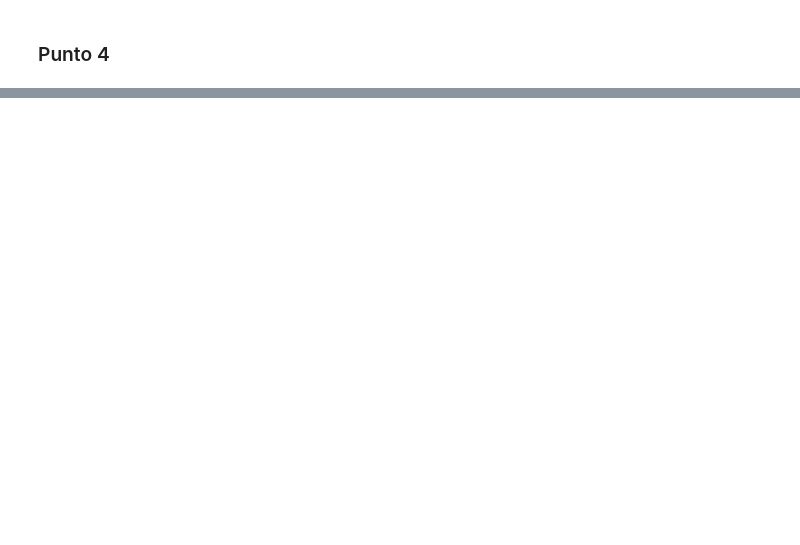
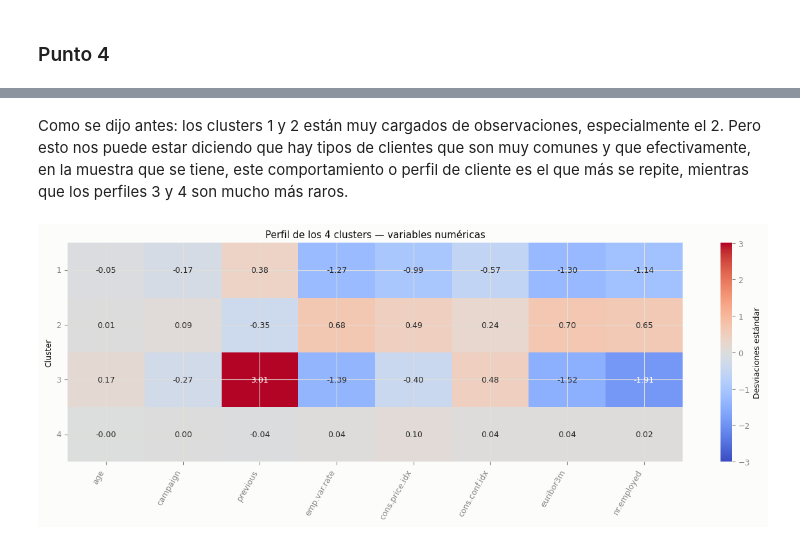
Before and after one commit to antobeni07/Taller_No-Supervisado, a Jupyter notebook: 02_No_Supervisado.ipynb, the cells around one changed output, grey strips where cells are left out. Cells and saved outputs as stored; diff of their text form; code cells hidden in the pictures; blank space fills up the shorter version.

```diff
--- a/02_No_Supervisado.ipynb
+++ b/02_No_Supervisado.ipynb
@@ -690,2 +748,14 @@ Inercia total (K=1): 1402156.93
 # %% [markdown]
 ### Punto 4
+# %%
+modelo_kmeans = KMeans(n_clusters=k_elegido, random_state=42, n_init=10)
+etiquetas = modelo_kmeans.fit_predict(df_modelo)
+
+perfil = df.copy()
+perfil["Cluster"] = etiquetas + 1          # 1..K en vez de 0..K-1
+
+tam = perfil["Cluster"].value_counts().sort_index()
+display(pd.DataFrame({
+    "Observaciones": tam,
+    "Porcentaje (%)": (tam / len(perfil) * 100).round(2),
+}))
@@ -691,0 +769,22 @@ Inercia total (K=1): 1402156.93
+# %% [markdown]
+Como se dijo antes: los clusters 1 y 2 están muy cargados de observaciones, especialmente el 2. Pero esto nos puede estar diciendo que hay tipos de clientes que son muy comunes y que efectivamente, en la muestra que se tiene, este comportamiento o perfil de cliente es el que más se repite, mientras que los perfiles 3 y 4 son mucho más raros.
+# %%
+perfil_z = (
+    pd.DataFrame(StandardScaler().fit_transform(perfil[num_cols]),
+                 columns=num_cols, index=perfil.index)
+    .assign(Cluster=perfil["Cluster"])
+    .groupby("Cluster").mean()
+)
+
+fig, ax = plt.subplots(figsize=(min(14, 1.2 * len(num_cols) + 3), 0.7 * k_elegido + 2))
+lim = float(perfil_z.abs().max().max())
+sns.heatmap(perfil_z, annot=True, fmt=".2f", cmap="coolwarm",
+            center=0, vmin=-lim, vmax=lim, ax=ax,
+            cbar_kws={"label": "Desviaciones estándar"})
+ax.set_title(f"Perfil de los {k_elegido} clusters — variables numéricas")
+plt.xticks(rotation=60, ha="right")
+plt.yticks(rotation=0)
+plt.tight_layout()
+plt.show()
+# %% [output]
+[figure, added]
```
Also changed, not shown: parts of 14 cells of this notebook.
